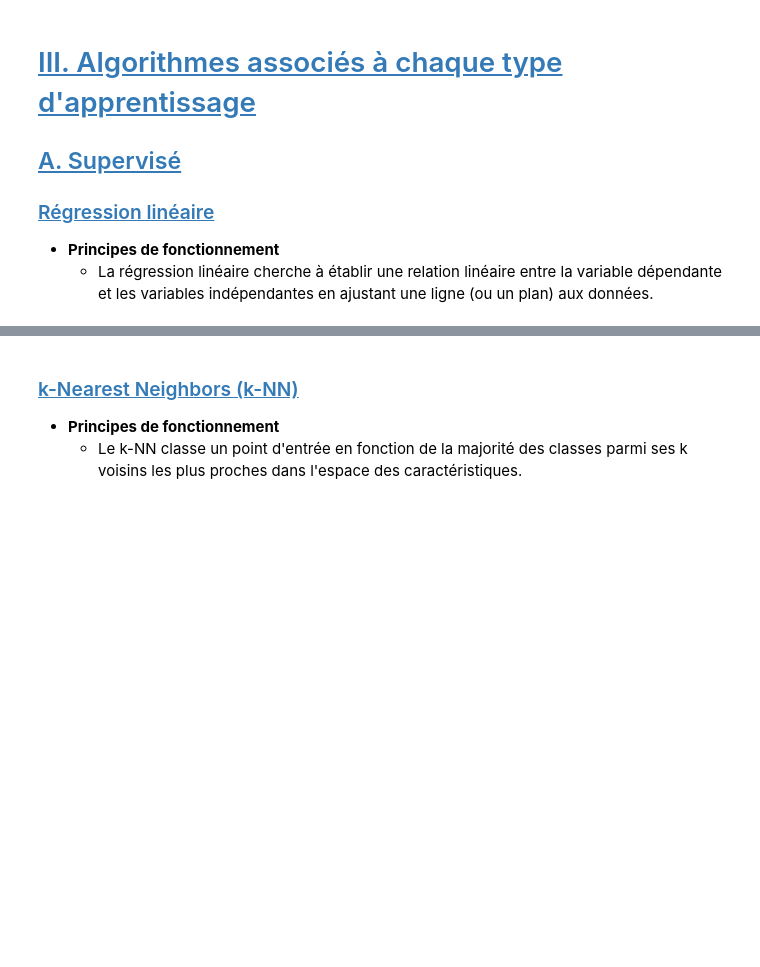
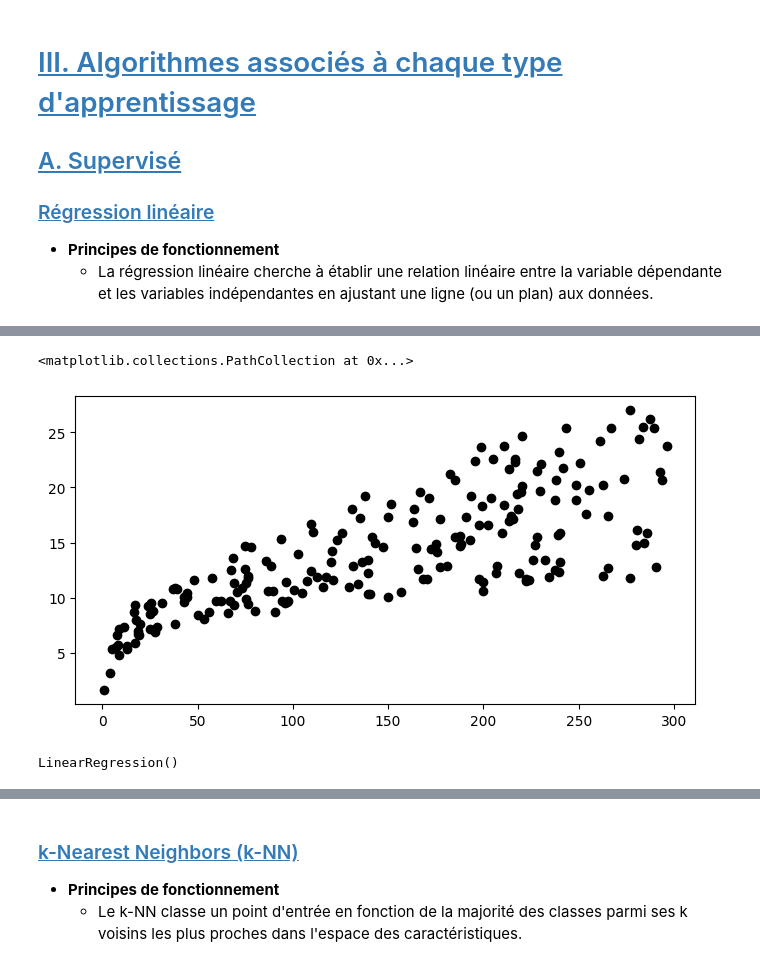
Before and after one commit to MatheoKatbie/ML-Project, a Jupyter notebook: machine-learning.ipynb, the cells around one changed output, grey strips where cells are left out. Saved outputs shown, nothing was run; the diff lists cells and outputs as text; code cells hidden in the pictures; blank space fills up the shorter version.

```diff
--- a/machine-learning.ipynb
+++ b/machine-learning.ipynb
@@ -147,0 +116,6 @@ La création de modèles est au cœur du machine learning. Ces modèles sont des
+# %%
+# Récupérer data
+data = pd.read_csv('data/Advertising.csv')
+
+# Afficher data
+data.head()
@@ -147,0 +146,16 @@ La création de modèles est au cœur du machine learning. Ces modèles sont des
+# %%
+# Visualiser les data (Pubs TV et ventes)
+plt.figure(figsize=(8, 4))
+plt.scatter(data['TV'],data['sales'],c='black')
+# %% [output]
+<matplotlib.collections.PathCollection at 0x...>
+[figure, added]
+# %%
+# Générer approximation linéaire
+X = data['TV'].values.reshape(-1,1)
+Y = data['sales'].values.reshape(-1,1)
+
+reg = LinearRegression()
+reg.fit(X, Y)
+# %% [output]
+LinearRegression()
```
Also changed, not shown: parts of 15 cells of this notebook, 4 other files.
